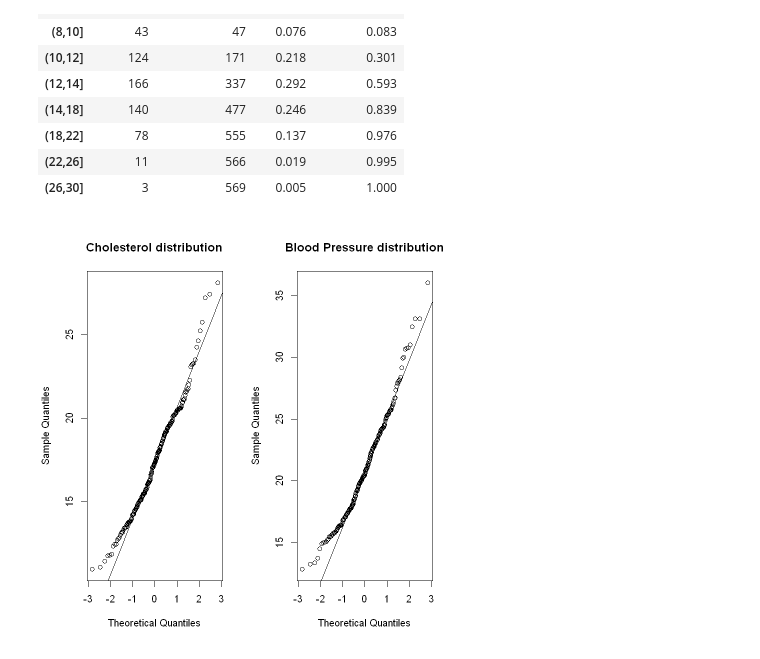
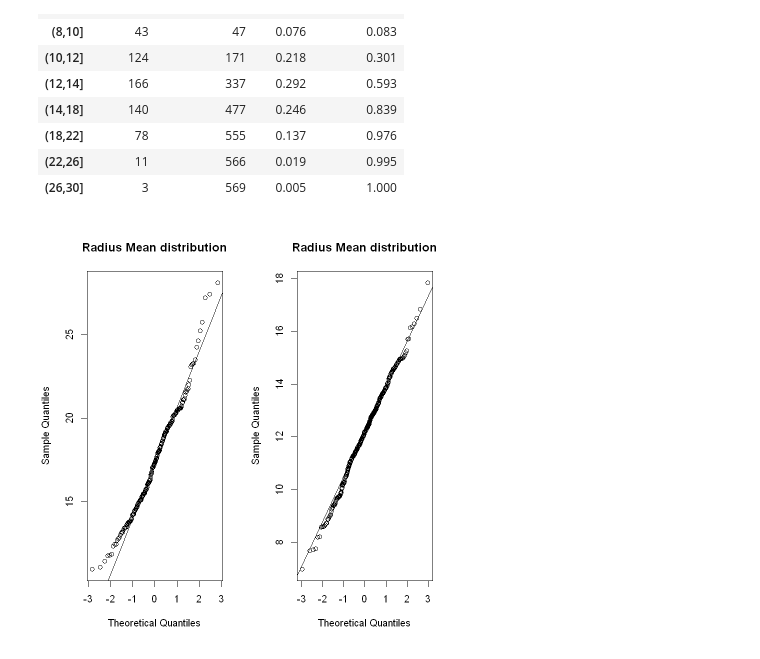
Before and after one commit to sineblia/probability-and-statistics-project, a Jupyter notebook: ec.ds.JN.Tests.ipynb, the cells around one changed output. Cells and saved outputs as stored; diff of their text form; code cells hidden in the pictures.

```diff
--- a/ec.ds.JN.Tests.ipynb
+++ b/ec.ds.JN.Tests.ipynb
@@ -52,11 +93,11 @@ A matrix: 8 × 4 of type dbl
 | (26,30] | 3 | 569 | 0.005 | 1.000 |
 # %%
 par(mfrow=c(1,2))
-qqnorm(mdf$radius_mean, main = "Cholesterol distribution")
+qqnorm(mdf$radius_mean, main = "Radius Mean distribution")
 qqline(mdf$radius_mean)
-qqnorm(mdf$radius_worst, main ="Blood Pressure distribution")
-qqline(mdf$radius_worst)
+qqnorm(bdf$radius_mean, main = "Radius Mean distribution")
+qqline(bdf$radius_mean)
 # %% [output]
-[figure, old version]
+[figure, new version]
 # %%
 shapiro.test(mdf$radius_mean)
```
Also changed, not shown: parts of 17 cells of this notebook.
